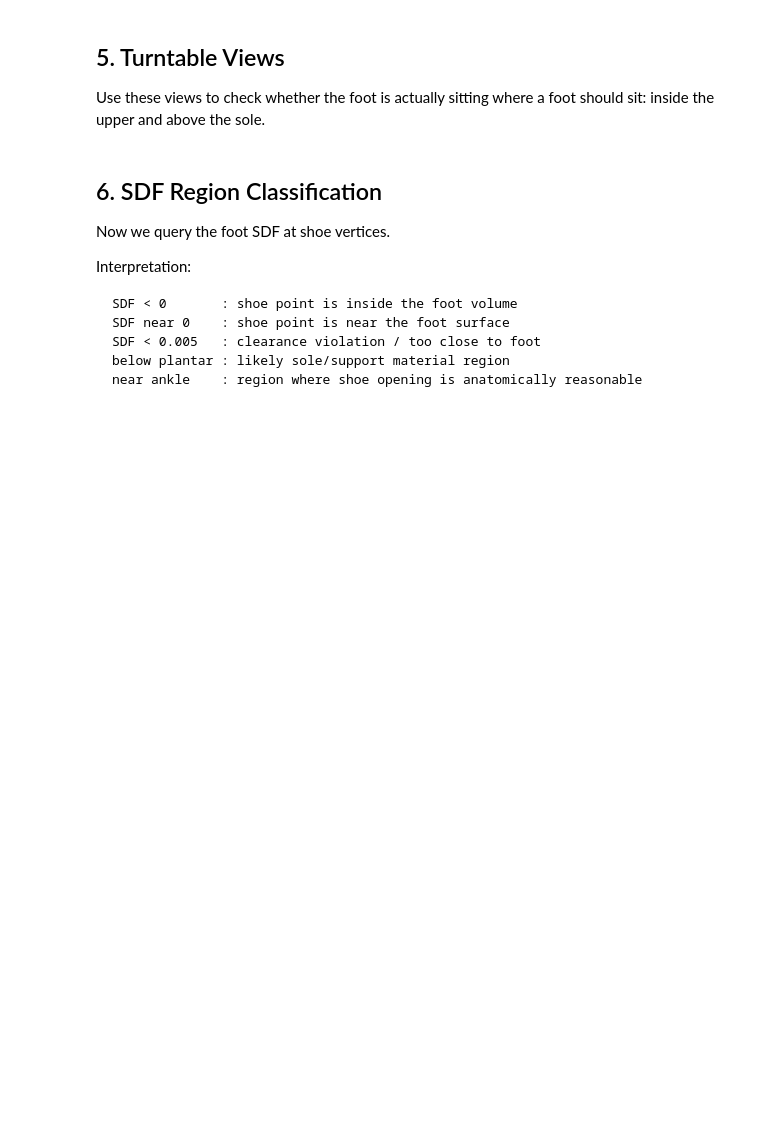
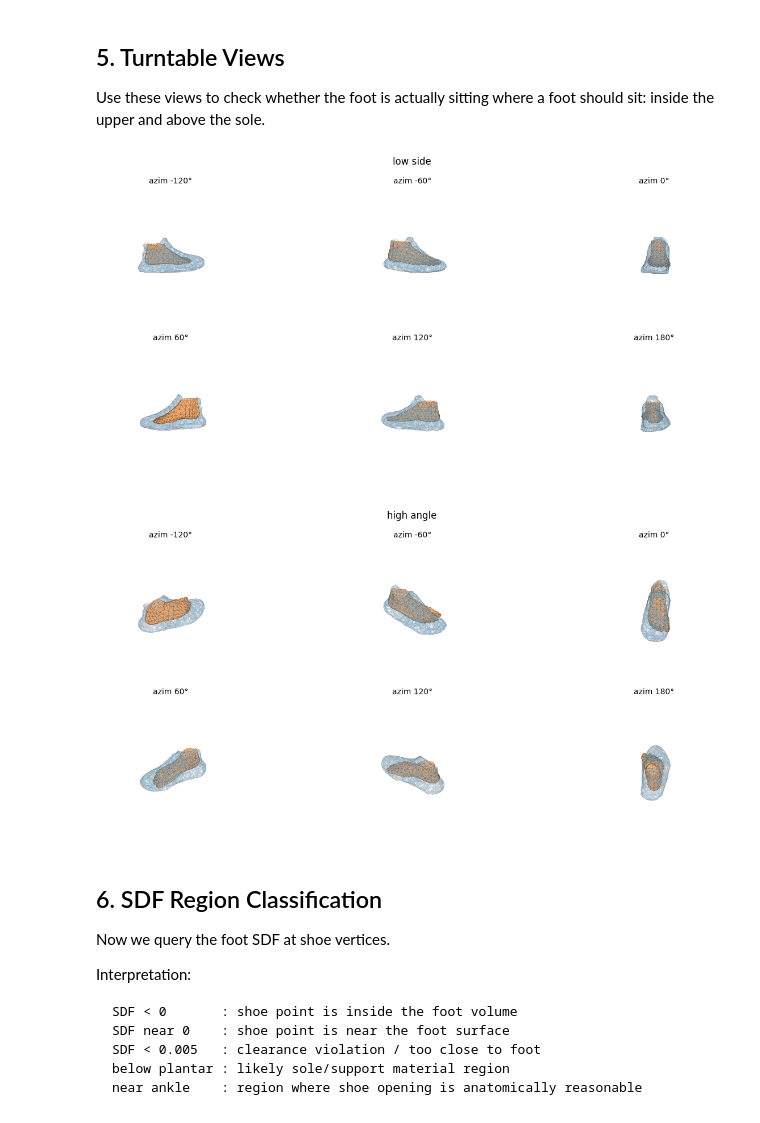
Before and after one commit to 08Abhinay/Shell_Gaussian, a Jupyter notebook: FootShellGaussian/foot_alignment_playground.ipynb, the cells around one changed output. Saved outputs shown, nothing was run; the diff lists cells and outputs as text; code cells hidden in the pictures; blank space fills up the shorter version.

```diff
--- a/FootShellGaussian/foot_alignment_playground.ipynb
+++ b/FootShellGaussian/foot_alignment_playground.ipynb
@@ -227,22 +342,25 @@ Use these views to check whether the foot is actually sitting where a foot shoul
 # %%
 def plot_turntable(alignment):
     for elev, label in [(8, "low side"), (45, "high angle")]:
         fig = plt.figure(figsize=(14, 6))
         for i, azim in enumerate([-120, -60, 0, 60, 120, 180], start=1):
             ax = fig.add_subplot(2, 3, i, projection="3d")
             foot_aligned = alignment.transform_foot_to_shoe(foot_mesh.vertices)
-            add_mesh(ax, watertight_mesh, color="#bdbdbd", alpha=0.16, max_faces=1800, linewidth=0.04)
-            add_mesh(ax, shell_mesh, color="#74add1", alpha=0.32, max_faces=2500, linewidth=0.04)
-            add_mesh(ax, MeshData(foot_aligned, foot_mesh.faces), color="#fdae6b", alpha=0.80, max_faces=900, linewidth=0.16)
-            set_axes_equal(ax, [watertight_mesh.vertices, foot_aligned])
+            add_mesh(ax, watertight_mesh, color="#bdbdbd", alpha=0.16, max_faces=1800, linewidth=0.04, alignment=alignment)
+            add_mesh(ax, shell_mesh, color="#74add1", alpha=0.32, max_faces=2500, linewidth=0.04, alignment=alignment)
+            add_mesh(ax, MeshData(foot_aligned, foot_mesh.faces), color="#fdae6b", alpha=0.80, max_faces=900, linewidth=0.16, alignment=alignment)
+            set_axes_equal(ax, [to_display_coords(watertight_mesh.vertices, alignment), to_display_coords(foot_aligned, alignment)])
             ax.view_init(elev=elev, azim=azim)
             ax.set_axis_off()
             ax.set_title(f"azim {azim}°", fontsize=10)
         fig.suptitle(label)
         plt.tight_layout()
         plt.show()
 
 plot_turntable(alignment)
+# %% [output]
+[figure, added]
+[figure, added]
 # %% [markdown]
 ## 6. SDF Region Classification
 
```
Also changed, not shown: parts of 14 cells of this notebook, 5 other files.
